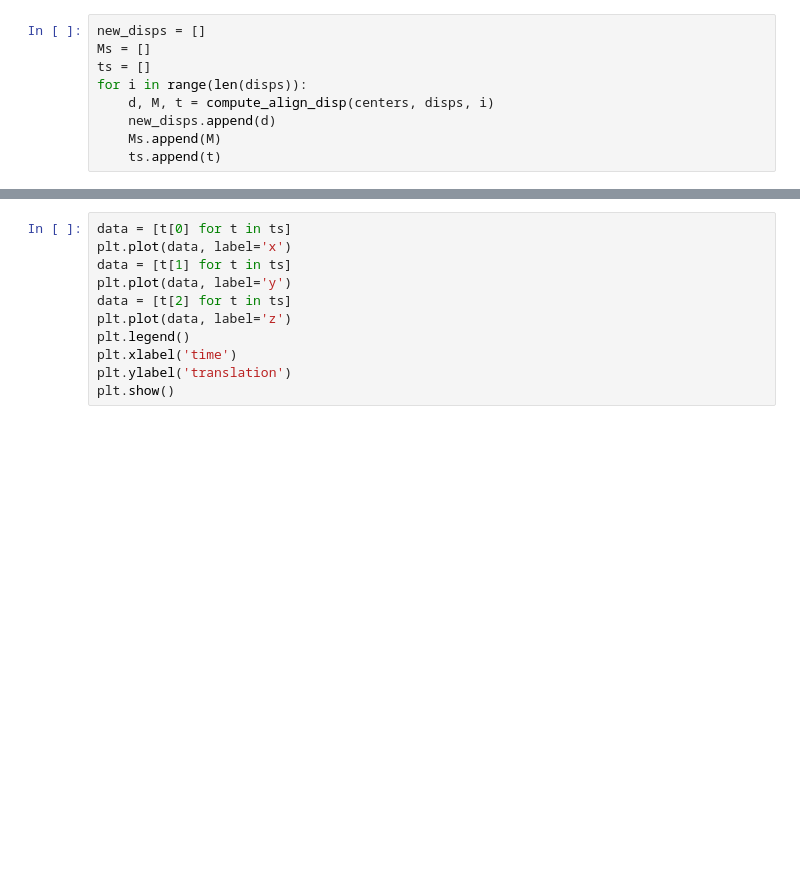
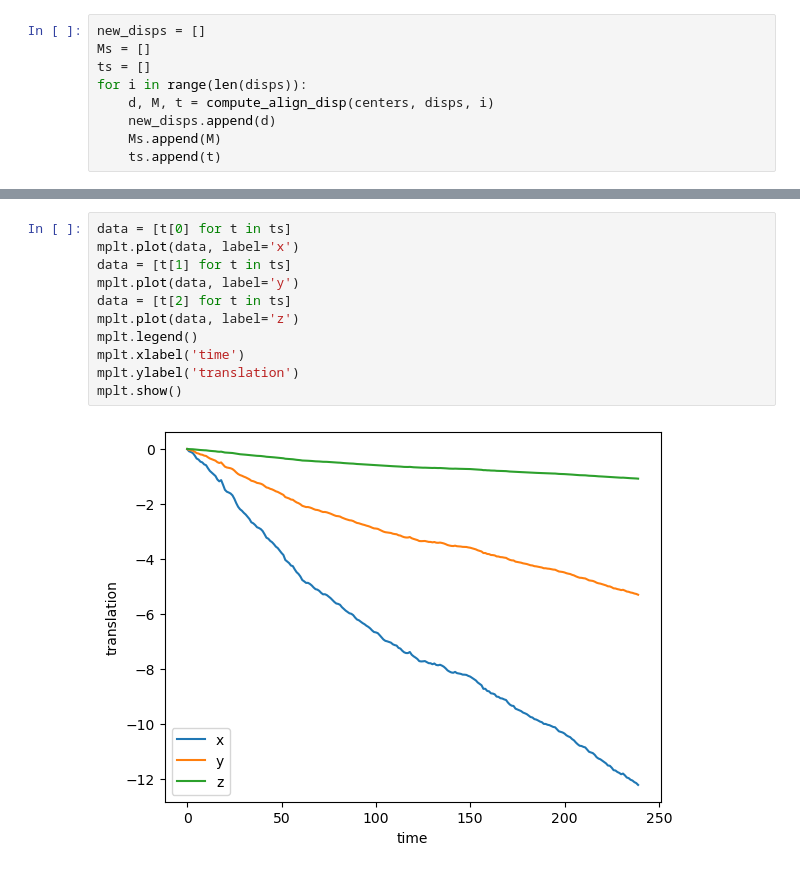
Before and after one commit to ziyi-zhang/Zebrafish, a Jupyter notebook: read_analysis.ipynb, the cells around one changed output, grey strips where cells are left out. Drawn from its saved outputs; the diff is of its cells as text; blank space fills up the shorter version.

```diff
--- a/read_analysis.ipynb
+++ b/read_analysis.ipynb
@@ -376,11 +352,13 @@ plt.show()
 # %%
 data = [t[0] for t in ts]
-plt.plot(data, label='x')
+mplt.plot(data, label='x')
 data = [t[1] for t in ts]
-plt.plot(data, label='y')
+mplt.plot(data, label='y')
 data = [t[2] for t in ts]
-plt.plot(data, label='z')
-plt.legend()
-plt.xlabel('time')
-plt.ylabel('translation')
-plt.show()
+mplt.plot(data, label='z')
+mplt.legend()
+mplt.xlabel('time')
+mplt.ylabel('translation')
+mplt.show()
+# %% [output]
+[figure, added]
```
Also changed, not shown: parts of 25 cells of this notebook, 1 other file.
